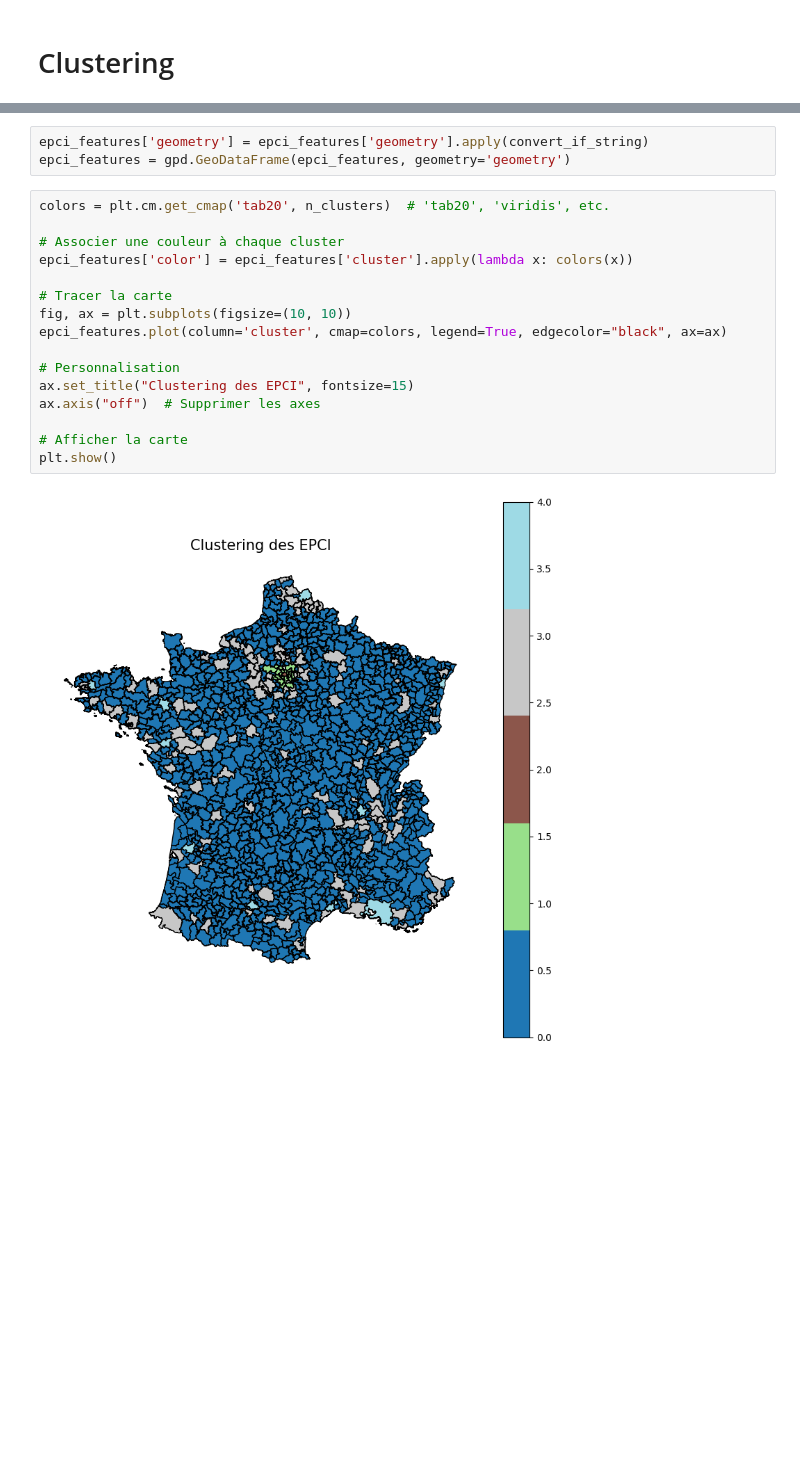
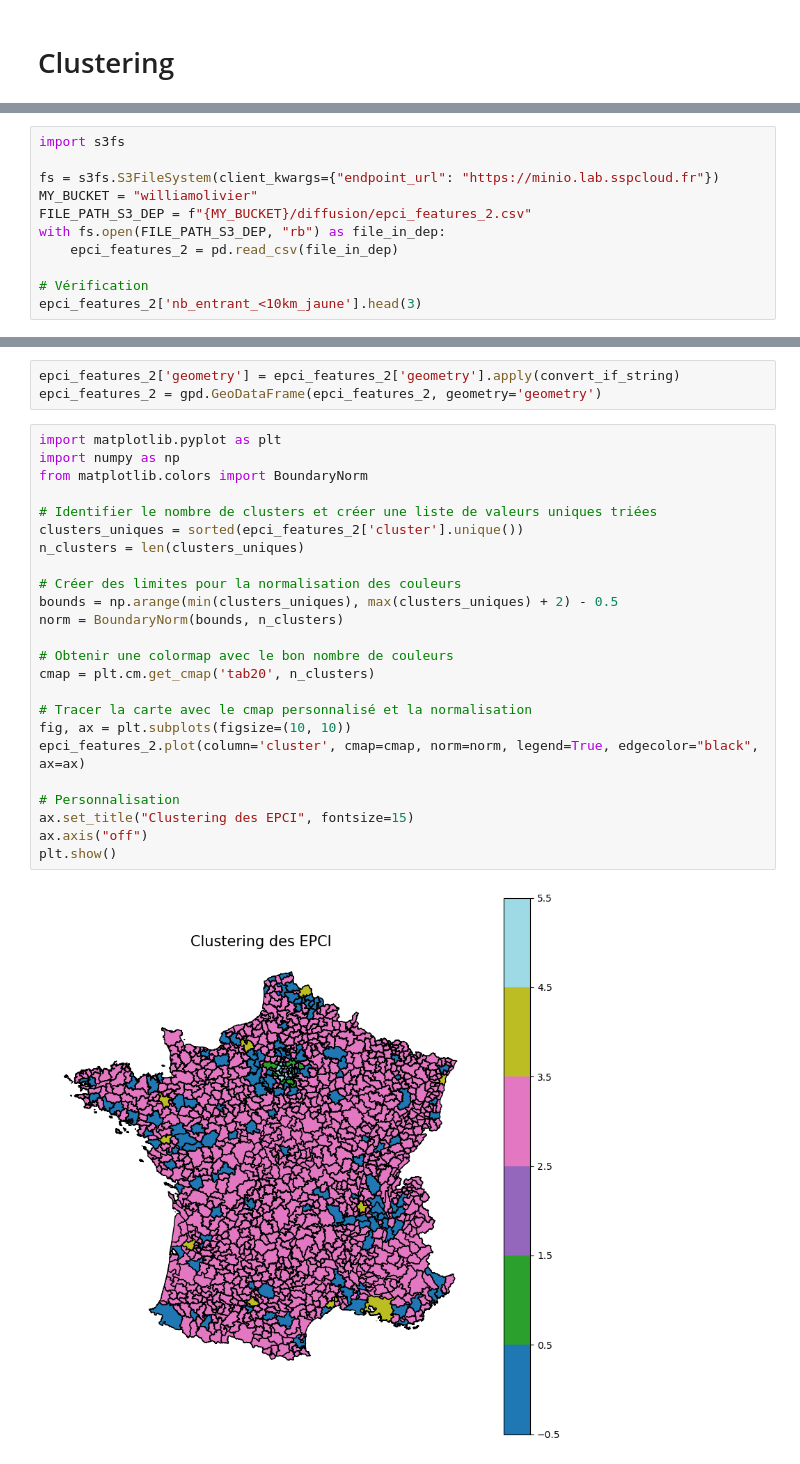
Before and after one commit to Qntouille/statapp, a Jupyter notebook: stat_desc_mobpro2.ipynb, the cells around one changed output, grey strips where cells are left out. Cells and saved outputs as stored; diff of their text form; blank space fills up the shorter version.

Commit message:
nouveau clustering

```diff
--- a/stat_desc_mobpro2.ipynb
+++ b/stat_desc_mobpro2.ipynb
@@ -315,0 +348,11 @@ epci_features.sample()
+# %%
+import s3fs
+
+fs = s3fs.S3FileSystem(client_kwargs={"endpoint_url": "https://minio.lab.sspcloud.fr"})
+MY_BUCKET = "williamolivier"
+FILE_PATH_S3_DEP = f"{MY_BUCKET}/diffusion/epci_features_2.csv"
+with fs.open(FILE_PATH_S3_DEP, "rb") as file_in_dep:
+    epci_features_2 = pd.read_csv(file_in_dep)
+
+# Vérification
+epci_features_2['nb_entrant_<10km_jaune'].head(3)
@@ -539,21 +574,29 @@ Name: count, dtype: int64
 # %%
-epci_features['geometry'] = epci_features['geometry'].apply(convert_if_string)
-epci_features = gpd.GeoDataFrame(epci_features, geometry='geometry')
+epci_features_2['geometry'] = epci_features_2['geometry'].apply(convert_if_string)
+epci_features_2 = gpd.GeoDataFrame(epci_features_2, geometry='geometry')
 # %%
-colors = plt.cm.get_cmap('tab20', n_clusters)  # 'tab20', 'viridis', etc.
+import matplotlib.pyplot as plt
+import numpy as np
+from matplotlib.colors import BoundaryNorm
 
-# Associer une couleur à chaque cluster
-epci_features['color'] = epci_features['cluster'].apply(lambda x: colors(x))
+# Identifier le nombre de clusters et créer une liste de valeurs uniques triées
+clusters_uniques = sorted(epci_features_2['cluster'].unique())
+n_clusters = len(clusters_uniques)
 
-# Tracer la carte
+# Créer des limites pour la normalisation des couleurs
+bounds = np.arange(min(clusters_uniques), max(clusters_uniques) + 2) - 0.5
+norm = BoundaryNorm(bounds, n_clusters)
+
+# Obtenir une colormap avec le bon nombre de couleurs
+cmap = plt.cm.get_cmap('tab20', n_clusters)
+
+# Tracer la carte avec le cmap personnalisé et la normalisation
 fig, ax = plt.subplots(figsize=(10, 10))
-epci_features.plot(column='cluster', cmap=colors, legend=True, edgecolor="black", ax=ax)
+epci_features_2.plot(column='cluster', cmap=cmap, norm=norm, legend=True, edgecolor="black", ax=ax)
 
 # Personnalisation
 ax.set_title("Clustering des EPCI", fontsize=15)
-ax.axis("off")  # Supprimer les axes
-
-# Afficher la carte
+ax.axis("off")
 plt.show()
 # %% [output]
-[figure, old version]
+[figure, new version]
```
Also changed, not shown: parts of 23 cells of this notebook, 1 other file.
